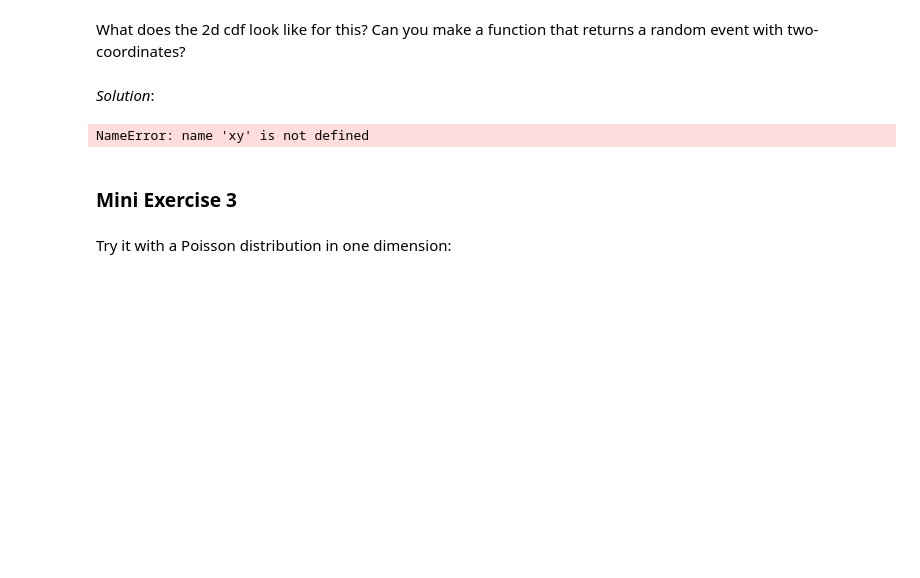
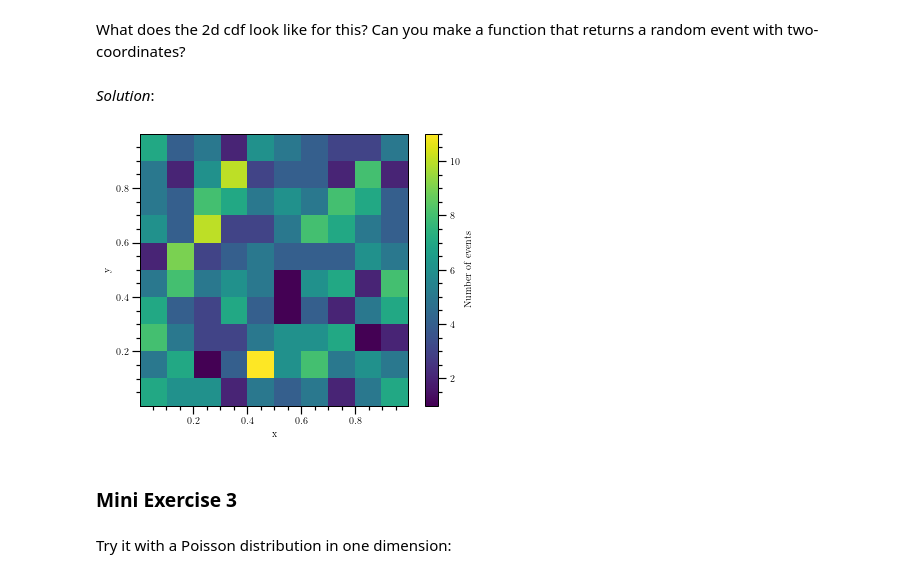
Before and after one commit to Harvard-Neutrino/Neutrino-Sky-Power-Spectrum, a Jupyter notebook: GeneratingRandomEvents.ipynb, the cells around one changed output. Saved outputs shown, nothing was run; the diff lists cells and outputs as text; code cells hidden in the pictures; blank space fills up the shorter version.

Commit message:
solved mini exercises including adding Poisson exercise, removed all errors

```diff
--- a/GeneratingRandomEvents.ipynb
+++ b/GeneratingRandomEvents.ipynb
@@ -82,16 +82,17 @@ What does the 2d cdf look like for this? Can you make a function that returns a
 # %%
 domain = np.random.rand(500,2)
 def inverse(x):
-    return xy
-events = inverse(domain[:,0], domain[:,1])
+    return x
+eventsx = inverse(domain[:,0]) # treating 2-d as two separate 1-d cases
+eventsy = inverse(domain[:,1])
 fig2 = plt.figure(figsize = (6,5))
-plt.hist2d(events)
+plt.hist2d(eventsx, eventsy)
 plt.colorbar(label = "Number of events")
 plt.xlabel("x")
 plt.ylabel("y")
 plt.show()
 # %% [output]
-NameError: name 'xy' is not defined
+[figure, added]
 # %% [markdown]
 ### Mini Exercise 3
 # %% [markdown]
```
Also changed, not shown: parts of 3 cells of this notebook.
